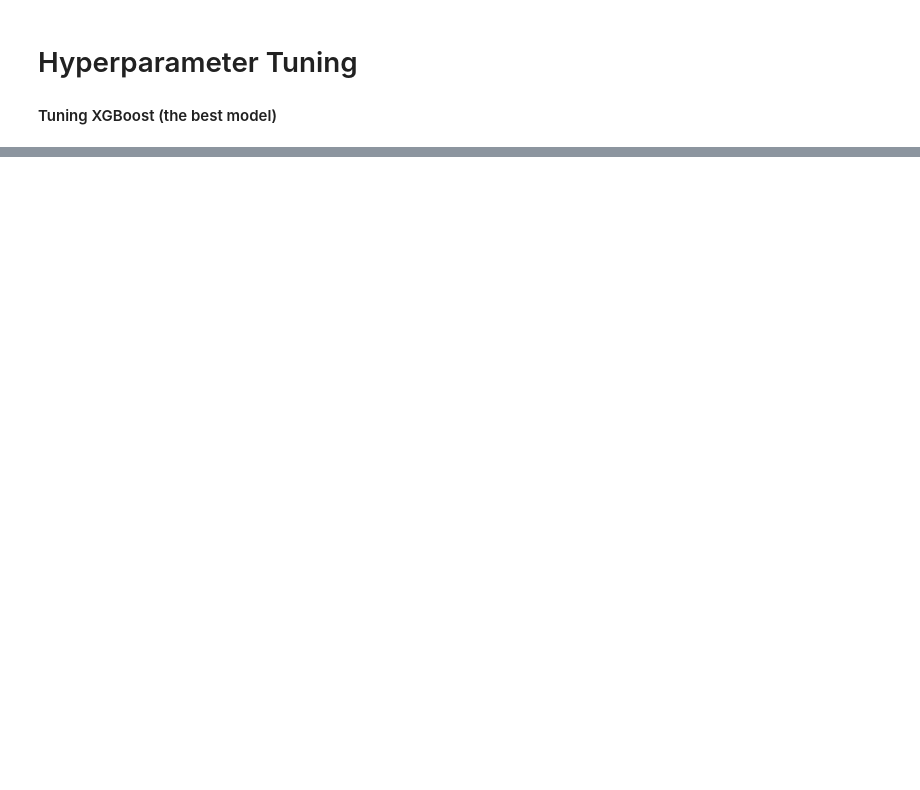
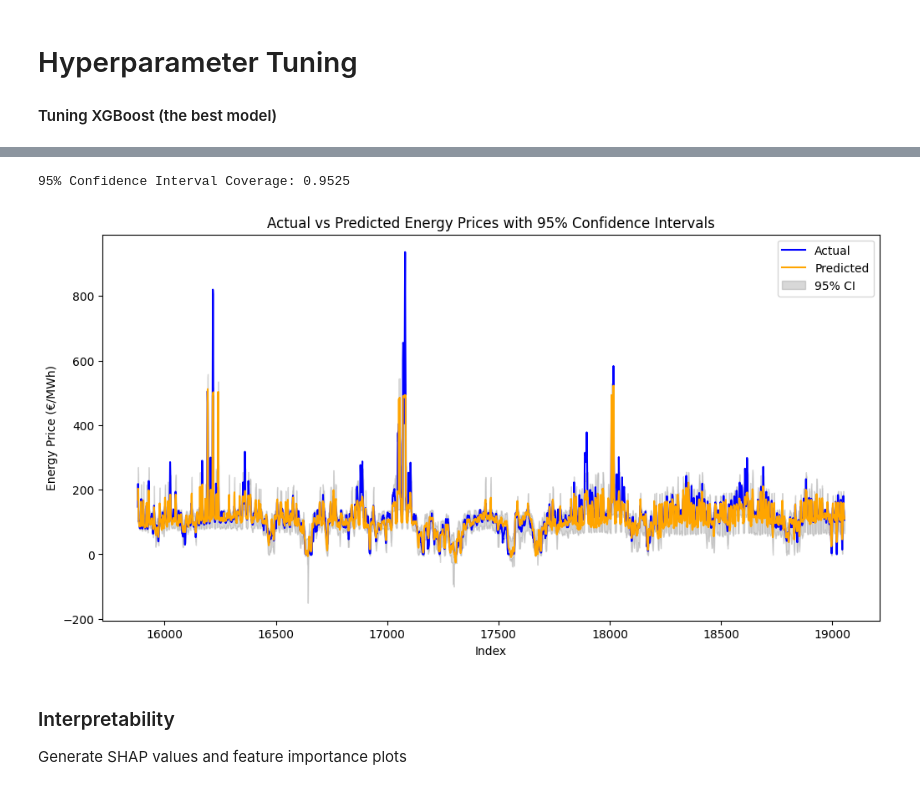
Before and after one commit to apostleoffinance/Energy-Price-Forecast, a Jupyter notebook: Notebooks/04_forecast_model.ipynb, the cells around one changed output, grey strips where cells are left out. Saved outputs shown, nothing was run; the diff lists cells and outputs as text; code cells hidden in the pictures; blank space fills up the shorter version.

```diff
--- a/Notebooks/forecast_model.ipynb
+++ b/Notebooks/04_forecast_model.ipynb
@@ -590,0 +572,48 @@ Model Performance Summary:
+# %%
+from sklearn.ensemble import GradientBoostingRegressor
+
+# Train models for lower (2.5th percentile) and upper (97.5th percentile) quantiles
+lower_quantile = GradientBoostingRegressor(loss='quantile', alpha=0.025, random_state=42)
+upper_quantile = GradientBoostingRegressor(loss='quantile', alpha=0.975, random_state=42)
+
+lower_quantile.fit(X_train, y_train)
+upper_quantile.fit(X_train, y_train)
+
+# Predict confidence intervals
+lower_bound = lower_quantile.predict(X_test)
+upper_bound = upper_quantile.predict(X_test)
+
+# Combine with point predictions
+y_pred_xgb = xgb_model.predict(X_test)
+
+# Create a DataFrame with predictions and confidence intervals
+ci_df = pd.DataFrame({
+    'Actual': y_test,
+    'Predicted': y_pred_xgb,
+    'Lower Bound (2.5%)': lower_bound,
+    'Upper Bound (97.5%)': upper_bound
+})
+
+# Calculate coverage (percentage of actual values within the confidence interval)
+coverage = np.mean((ci_df['Actual'] >= ci_df['Lower Bound (2.5%)']) & (ci_df['Actual'] <= ci_df['Upper Bound (97.5%)']))
+print(f"95% Confidence Interval Coverage: {coverage:.4f}")
+
+# Plot confidence intervals
+import matplotlib.pyplot as plt
+
+plt.figure(figsize=(12, 6))
+plt.plot(ci_df.index, ci_df['Actual'], label='Actual', color='blue')
+plt.plot(ci_df.index, ci_df['Predicted'], label='Predicted', color='orange')
+plt.fill_between(ci_df.index, ci_df['Lower Bound (2.5%)'], ci_df['Upper Bound (97.5%)'], color='gray', alpha=0.3, label='95% CI')
+plt.title('Actual vs Predicted Energy Prices with 95% Confidence Intervals')
+plt.xlabel('Index')
+plt.ylabel('Energy Price (€/MWh)')
+plt.legend()
+plt.show()
+# %% [output]
+95% Confidence Interval Coverage: 0.9525
+[figure, added]
+# %% [markdown]
+### Interpretability
+
+Generate SHAP values and feature importance plots
```
Also changed, not shown: parts of 30 cells of this notebook, 2 other files.
